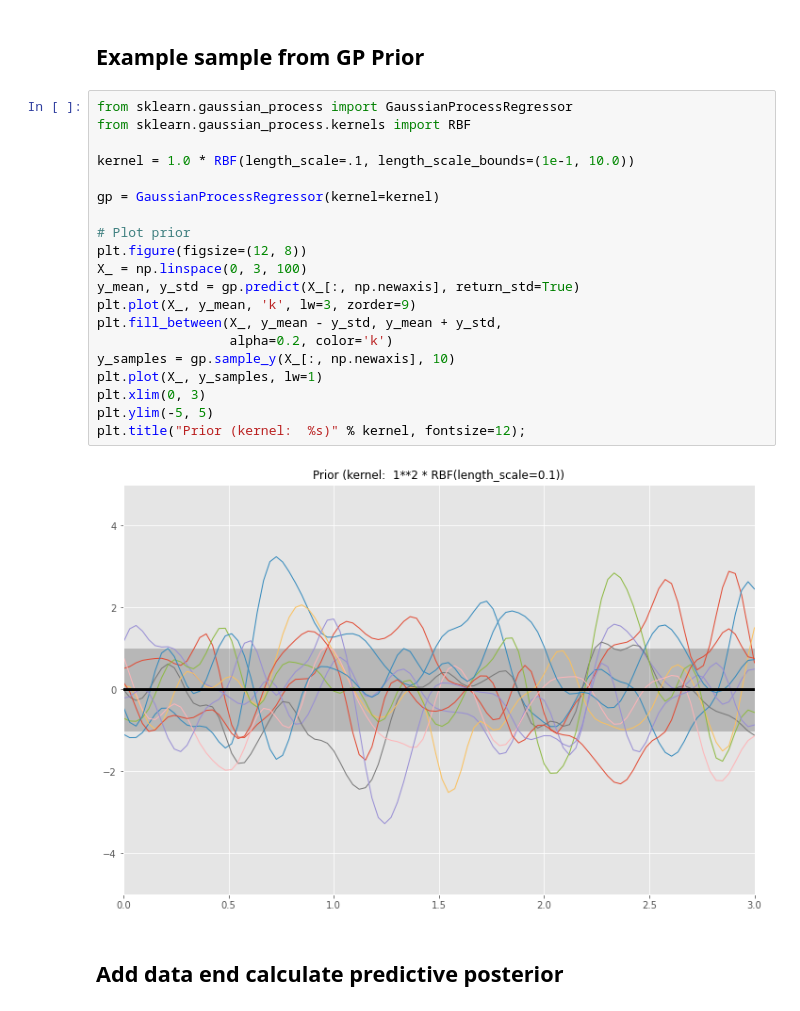
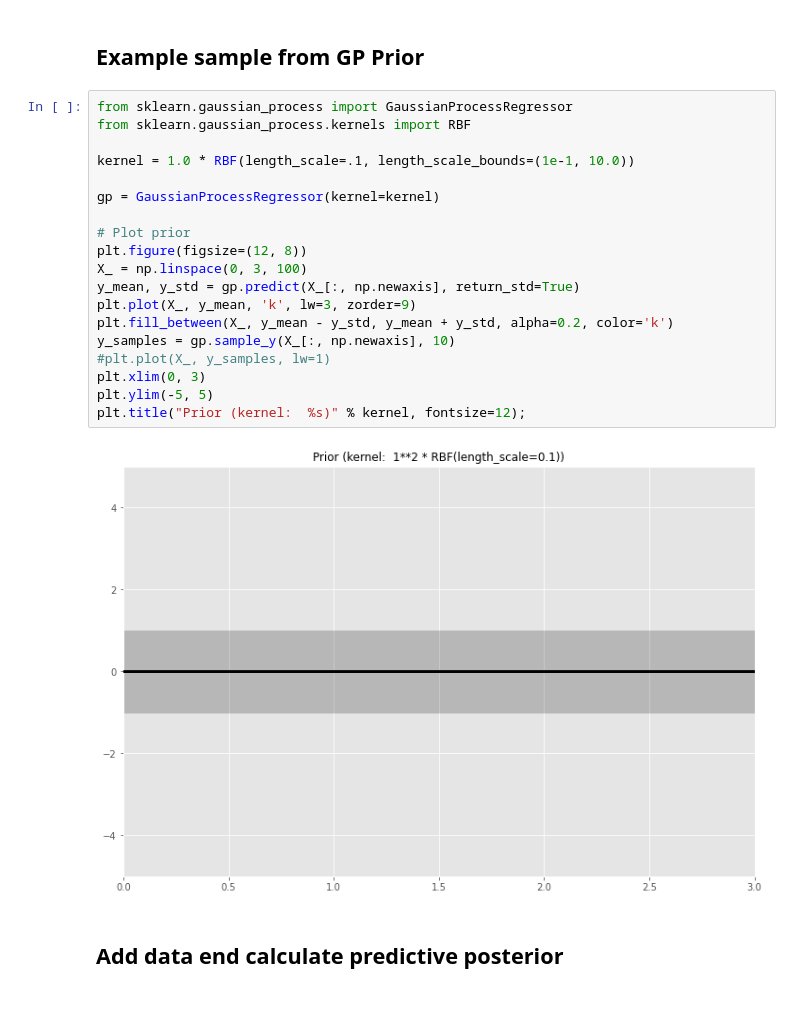
Before and after one commit to hkortier/schoolofai, a Jupyter notebook: Presentation.ipynb, the cells around one changed output. Drawn from its saved outputs; the diff is of its cells as text.

```diff
--- a/Presentation.ipynb
+++ b/Presentation.ipynb
@@ -317,25 +331,24 @@ Important Hyperparameters
 # %%
 from sklearn.gaussian_process import GaussianProcessRegressor
 from sklearn.gaussian_process.kernels import RBF
 
 kernel = 1.0 * RBF(length_scale=.1, length_scale_bounds=(1e-1, 10.0))
 
 gp = GaussianProcessRegressor(kernel=kernel)
 
 # Plot prior
 plt.figure(figsize=(12, 8))
 X_ = np.linspace(0, 3, 100)
 y_mean, y_std = gp.predict(X_[:, np.newaxis], return_std=True)
 plt.plot(X_, y_mean, 'k', lw=3, zorder=9)
-plt.fill_between(X_, y_mean - y_std, y_mean + y_std,
-                 alpha=0.2, color='k')
+plt.fill_between(X_, y_mean - y_std, y_mean + y_std, alpha=0.2, color='k')
 y_samples = gp.sample_y(X_[:, np.newaxis], 10)
-plt.plot(X_, y_samples, lw=1)
+#plt.plot(X_, y_samples, lw=1)
 plt.xlim(0, 3)
 plt.ylim(-5, 5)
 plt.title("Prior (kernel:  %s)" % kernel, fontsize=12);
 # %% [output]
-[figure, old version]
+[figure, new version]
 # %% [markdown]
 ## Add data end calculate predictive posterior
 # %%
```
Also changed, not shown: parts of 25 cells of this notebook, 3 other files.
